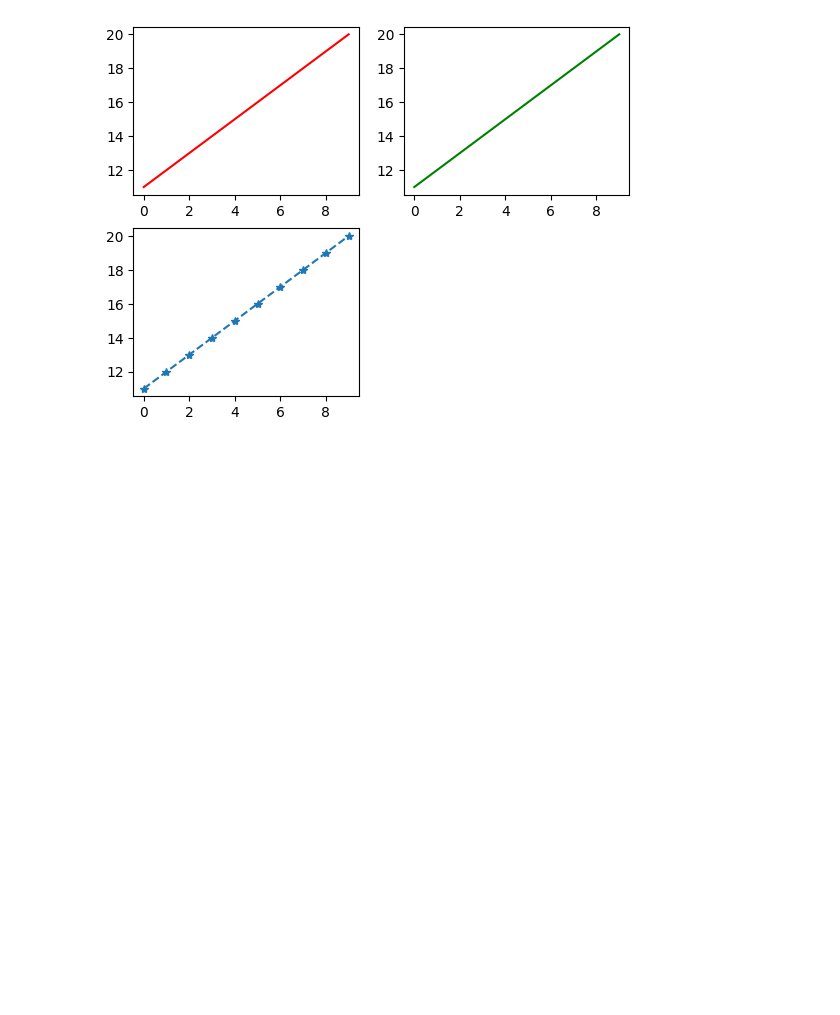
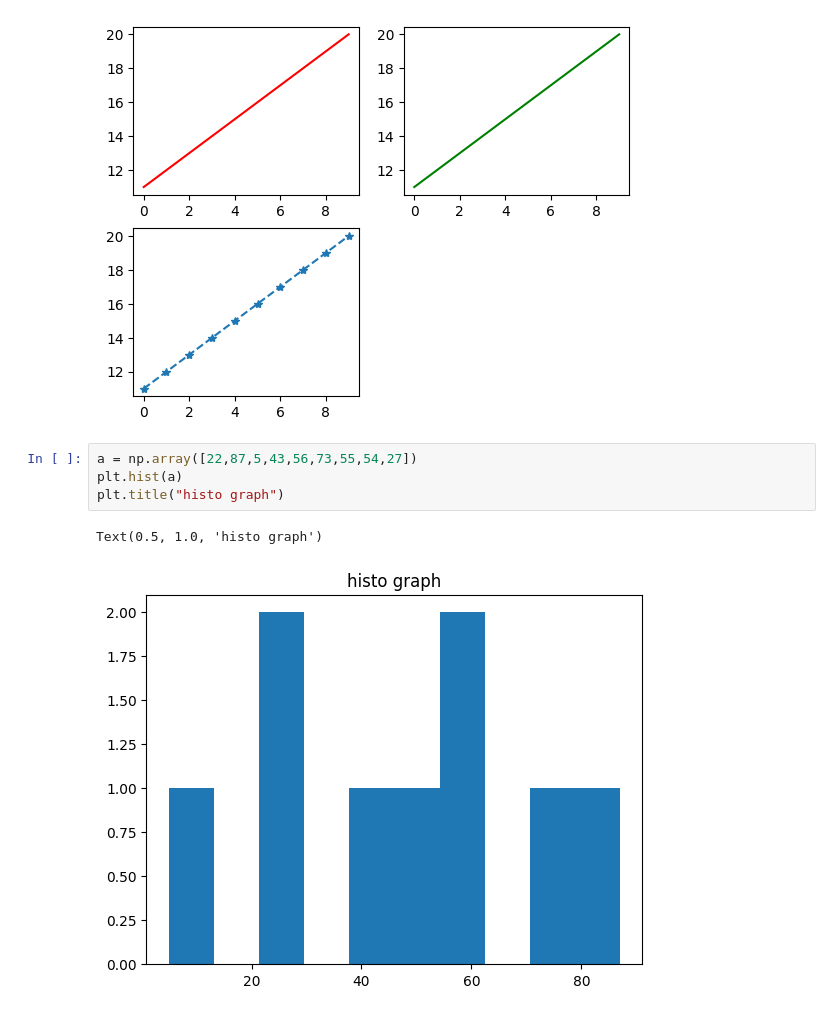
Before and after one commit to kamalesh465/google_colab, a Jupyter notebook: colab_codes.ipynb, the cells around one changed output. Drawn from its saved outputs; the diff is of its cells as text; blank space fills up the shorter version.

```diff
--- a/colab_codes.ipynb
+++ b/colab_codes.ipynb
@@ -25,3 +26,10 @@ plt.plot(x,y,'*--')
 # %% [output]
 [<matplotlib.lines.Line2D at 0x...>]
 [figure]
+# %%
+a = np.array([22,87,5,43,56,73,55,54,27])
+plt.hist(a)
+plt.title("histo graph")
+# %% [output]
+Text(0.5, 1.0, 'histo graph')
+[figure, added]
```
Also changed, not shown: parts of 1 cell of this notebook.
